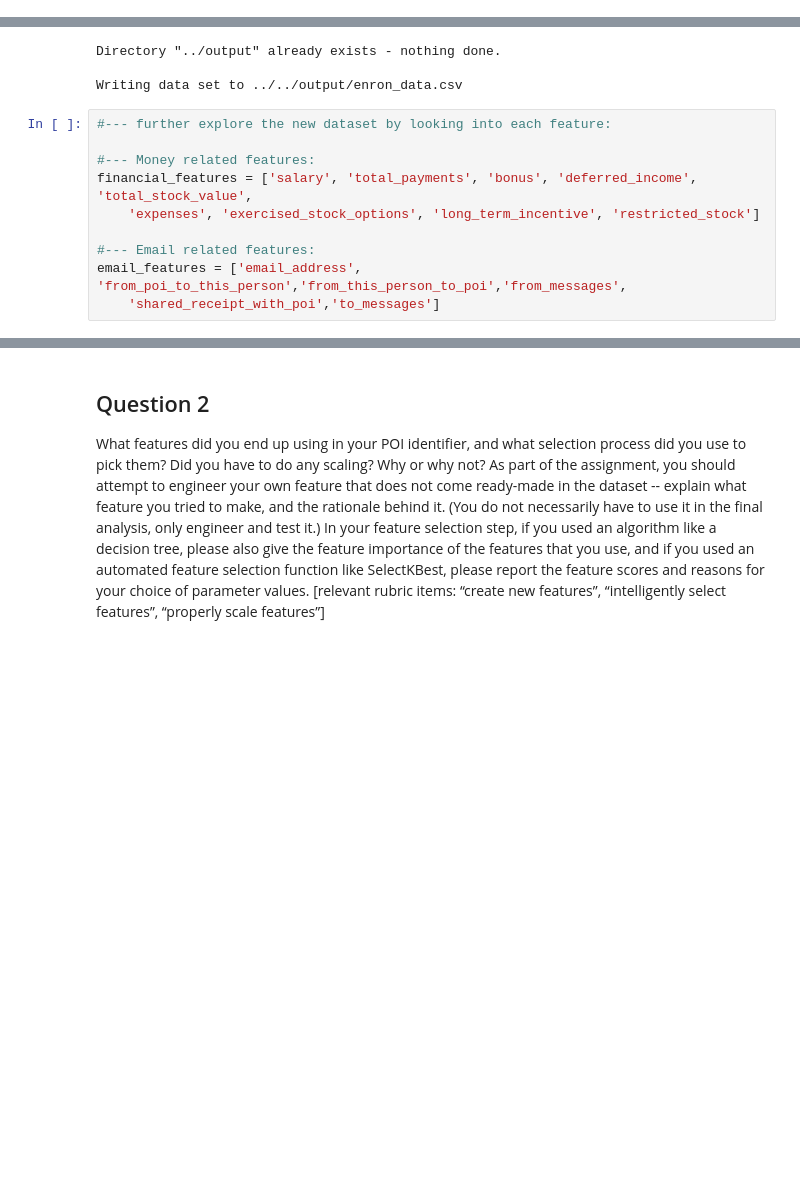
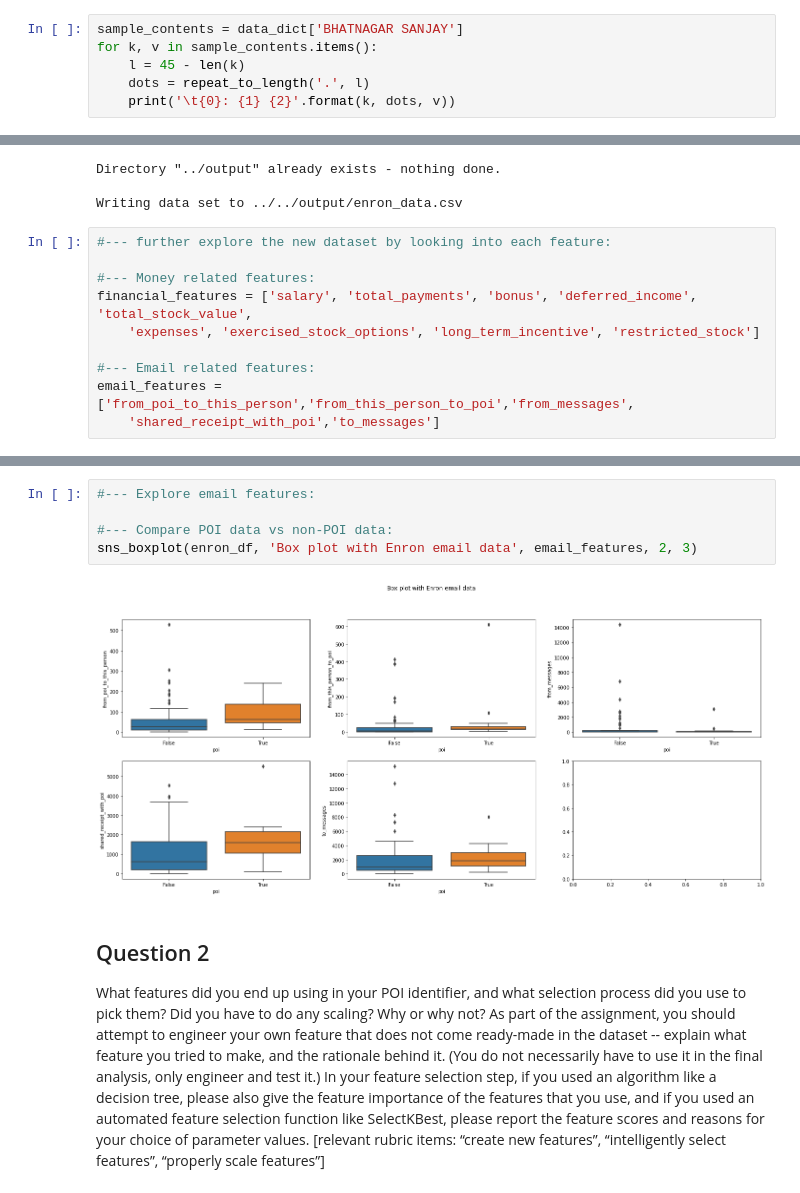
Before and after one commit to tandaniel/tandaniel, a Jupyter notebook: main/main.ipynb, the cells around one changed output, grey strips where cells are left out. Cells and saved outputs as stored; diff of their text form; blank space fills up the shorter version.

```diff
--- a/main/main.ipynb
+++ b/main/main.ipynb
@@ -304,3 +304,9 @@ def clean_features(dict, features_to_exclude):
     return clean_dict
 
 data_dict = clean_features(data_dict, nan_features)
+# %%
+sample_contents = data_dict['BHATNAGAR SANJAY']
+for k, v in sample_contents.items():
+    l = 45 - len(k)
+    dots = repeat_to_length('.', l)
+    print('\t{0}: {1} {2}'.format(k, dots, v))
@@ -337,5 +350,5 @@ financial_features = ['salary', 'total_payments', 'bonus', 'deferred_income', 't
     'expenses', 'exercised_stock_options', 'long_term_incentive', 'restricted_stock']
 
 #--- Email related features:
-email_features = ['email_address', 'from_poi_to_this_person','from_this_person_to_poi','from_messages',
+email_features = ['from_poi_to_this_person','from_this_person_to_poi','from_messages',
     'shared_receipt_with_poi','to_messages']
@@ -379,3 +387,10 @@ for i in range(2):
+# %%
+#--- Explore email features:
+
+#--- Compare POI data vs non-POI data:
+sns_boxplot(enron_df, 'Box plot with Enron email data', email_features, 2, 3)
+# %% [output]
+[figure, added]
 # %% [markdown]
 <h2>Question 2</h2>
 
```
Also changed, not shown: parts of 7 cells of this notebook.
